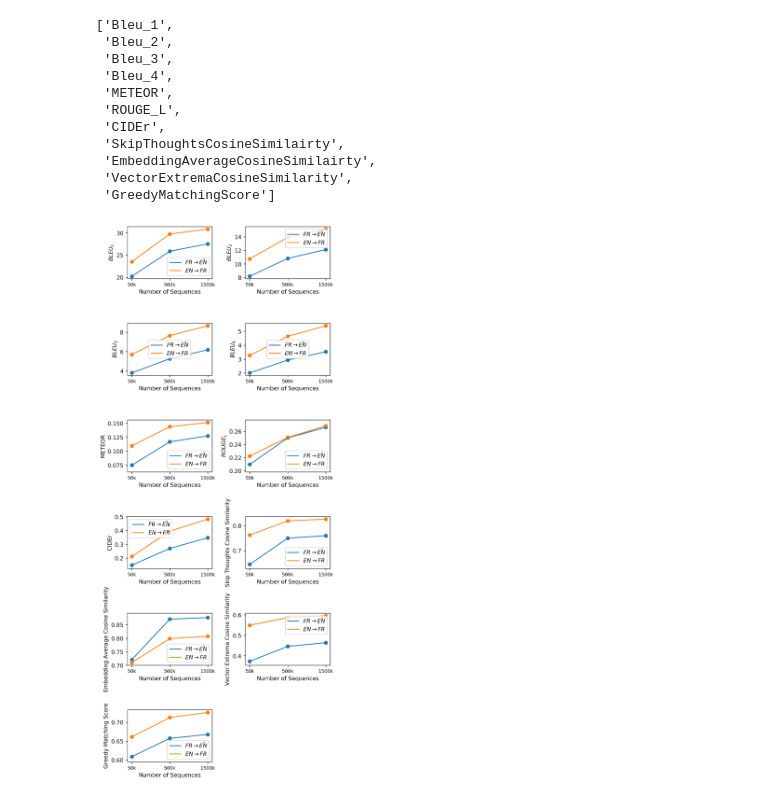
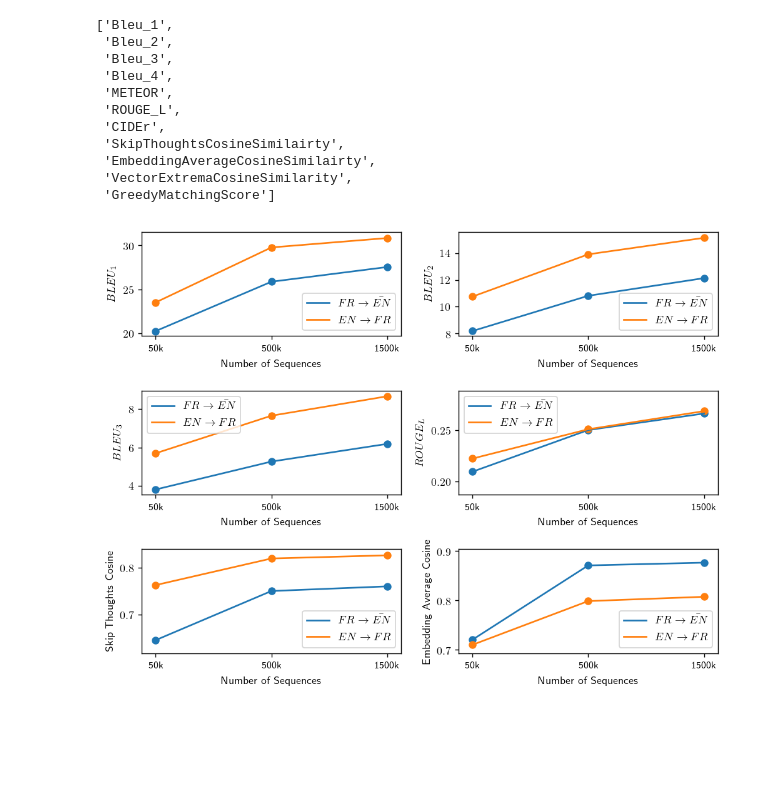
Before and after one commit to thien/specialk, a Jupyter notebook: base/metrics/baseline_bt/charts.ipynb, the cells around one changed output. Saved outputs shown, nothing was run; the diff lists cells and outputs as text; code cells hidden in the pictures; blank space fills up the shorter version.

Commit message:
update metrics chart

```diff
--- a/base/metrics/baseline_bt/charts.ipynb
+++ b/base/metrics/baseline_bt/charts.ipynb
@@ -52,50 +54,52 @@ stat_title_sub['Bleu_2'] = "$BLEU_2$"
 stat_title_sub['Bleu_3'] = "$BLEU_3$"
 stat_title_sub['Bleu_4'] = "$BLEU_4$"
 stat_title_sub['ROUGE_L'] = "$ROUGE_L$"
-stat_title_sub['SkipThoughtsCosineSimilairty'] = "Skip Thoughts Cosine Similarity"
-stat_title_sub['EmbeddingAverageCosineSimilairty'] = "Embedding Average Cosine Similarity"
-stat_title_sub['VectorExtremaCosineSimilarity'] = "Vector Extrema Cosine Similarity"
+stat_title_sub['SkipThoughtsCosineSimilairty'] = "Skip Thoughts Cosine"
+stat_title_sub['EmbeddingAverageCosineSimilairty'] = "Embedding Average Cosine"
+stat_title_sub['VectorExtremaCosineSimilarity'] = "Vector Extrema Cosine"
 stat_title_sub['GreedyMatchingScore'] = "Greedy Matching Score"
+# %%
+allow = ['Bleu_1', 'Bleu_2', 'Bleu_3', 'ROUGE_L', 'SkipThoughtsCosineSimilairty', 'EmbeddingAverageCosineSimilairty']
 # %%
 legend_sub = {"fren" : r"$FR \rightarrow \bar{EN}$", "enfr":r"$EN \rightarrow FR$"}
 # %%
 # chart_num = 550
 chart_num = 0
-fig = plt.figure(figsize=(6,14), dpi=256)
+fig = plt.figure(figsize=(8,6), dpi=128)
 fig.patch.set_facecolor('white')
-for stat in statnames:
+for stat in allow:
     chart_num += 1
 
     title = stat_title_sub[stat]
     measurements = {}
     for entry in sorted(list(results.keys()), reverse=True):
         size, direction = entry.split("_")
         value = results[entry][stat]
         if "Bleu" in stat:
             value *= 100
         if direction not in measurements:
             measurements[direction] = {}
         measurements[direction][size] = value
 
     legend = []
     sizes = measurements[direction].keys()
 
-    plt.subplot(6,2,chart_num)
+    plt.subplot(int(len(allow)/2),2,chart_num)
 
     for direction in measurements:
         legend.append(direction)
         values = [measurements[direction][k] for k in measurements[direction]]
         x_values = [i for i in range(len(values))]
         plt.scatter(x_values, values)
         plt.plot(x_values, values)
 
     plt.xticks(range(len(sizes)), sizes, size='small')
 
     legend = [legend_sub[x] for x in legend]
     plt.legend(legend)
     plt.xlabel('Number of Sequences')
     plt.ylabel(title)
 plt.tight_layout()
-plt.savefig('stats.pdf')
+plt.savefig('stats_baseline_nmt.pdf')
 # %% [output]
-[figure, old version]
+[figure, new version]
```
Also changed, not shown: parts of 1 cell of this notebook, 2 other files.
